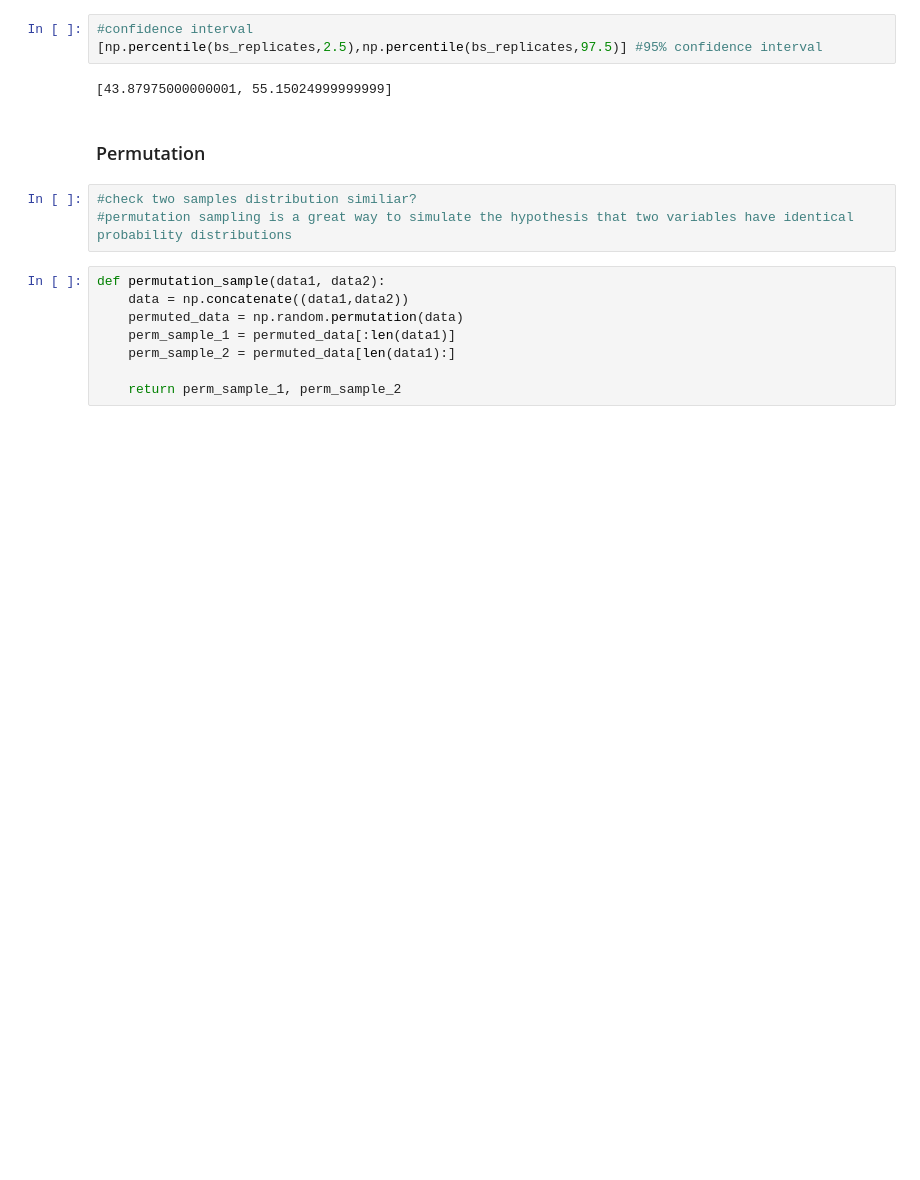
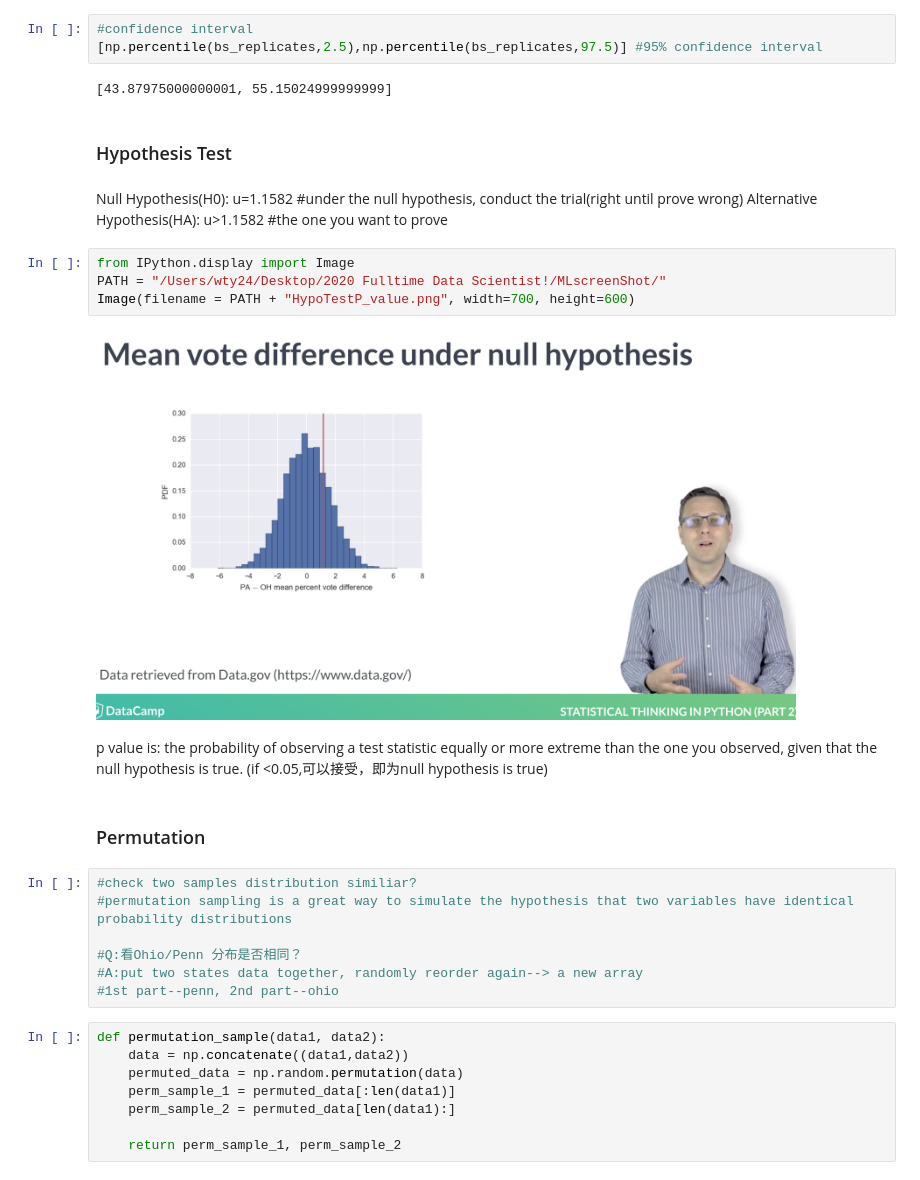
Before and after one commit to weitianyi1996/Prob-Stats, a Jupyter notebook: Prob&Stats.ipynb, the cells around one changed output. Saved outputs shown, nothing was run; the diff lists cells and outputs as text; blank space fills up the shorter version.

```diff
--- a/Prob&Stats.ipynb
+++ b/Prob&Stats.ipynb
@@ -160,11 +160,31 @@ The 'normed' kwarg was deprecated in Matplotlib 2.1 and will be removed in 3.1.
 [np.percentile(bs_replicates,2.5),np.percentile(bs_replicates,97.5)] #95% confidence interval
 # %% [output]
 [43.87975000000001, 55.15024999999999]
+# %% [markdown]
+### Hypothesis Test
+# %% [markdown]
+Null Hypothesis(H0):         u=1.1582 #under the null hypothesis, conduct the trial(right until prove wrong)
+Alternative Hypothesis(HA):  u>1.1582 #the one you want to prove
+# %%
+from IPython.display import Image
+PATH = "/Users/wty24/Desktop/2020 Fulltime Data Scientist!/MLscreenShot/"
+Image(filename = PATH + "HypoTestP_value.png", width=700, height=600)
+# %% [output]
+[figure, added]
+# %% [markdown]
+p value is:
+the probability of observing a test statistic equally or more extreme than the one you observed,
+given that the null hypothesis is true.
+(if <0.05,可以接受，即为null hypothesis is true)
 # %% [markdown]
 ### Permutation
 # %%
 #check two samples distribution similiar?
 #permutation sampling is a great way to simulate the hypothesis that two variables have identical probability distributions
+
+#Q:看Ohio/Penn 分布是否相同？
+#A:put two states data together, randomly reorder again--> a new array
+#1st part--penn, 2nd part--ohio
 # %%
 def permutation_sample(data1, data2):
     data = np.concatenate((data1,data2))
```
